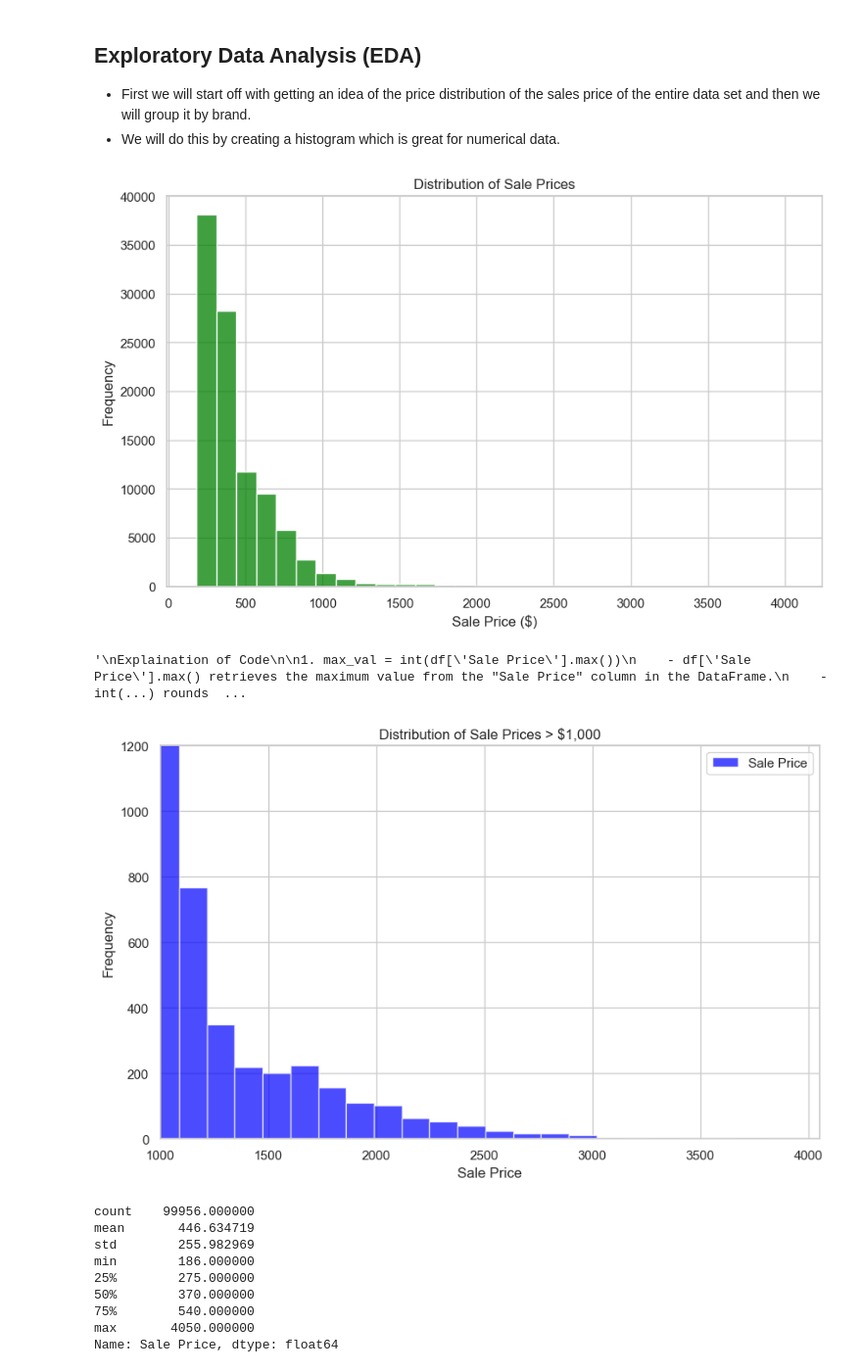
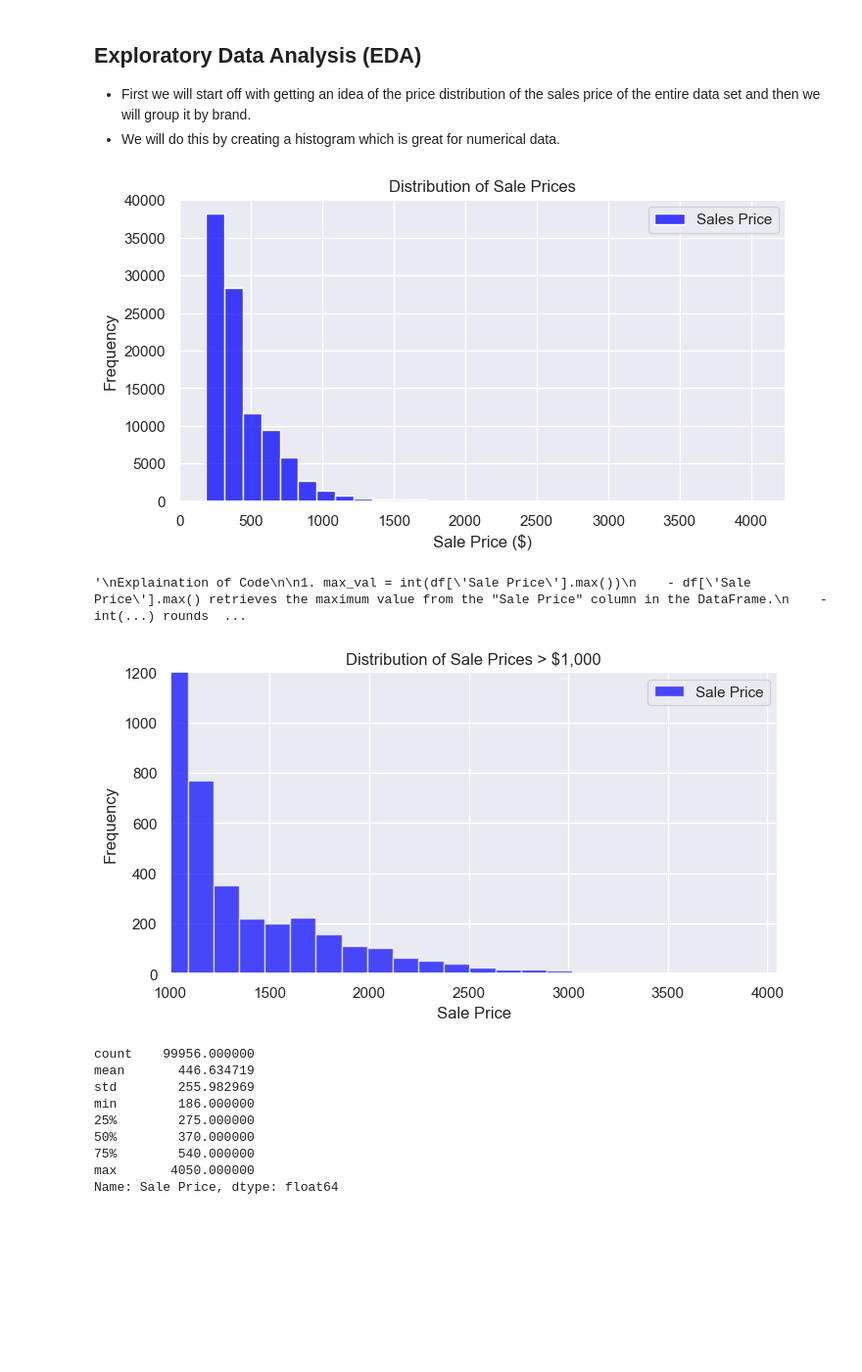
Before and after one commit to Chris-Goyette/sneaker_analysis, a Jupyter notebook: StockX_Sneaker_Analysis.ipynb, the cells around one changed output. Shown: that part at 98% size. Cells and saved outputs as stored; diff of their text form; code cells hidden in the pictures; blank space fills up the shorter version.

Commit message:
feat: adds additional labels and legends to distribution plots

```diff
--- a/StockX_Sneaker_Analysis.ipynb
+++ b/StockX_Sneaker_Analysis.ipynb
@@ -115,51 +109,54 @@ memory usage: 6.1+ MB
 and then we will group it by brand.
 - We will do this by creating a histogram which is great for numerical data.
 # %%
-# Histogram via Seaborn
+# Histogram using Seaborn
 
 # Set the style and size for better visibility
-sns.set(style="whitegrid")
-plt.figure(figsize=(10, 6))
+sns.set(style="darkgrid")
+plt.figure(figsize=(8, 4))
 
 # Generate the histogram for Sale Price
-sns.histplot(df['Sale Price'], bins=30, kde=False, color='green')
+sns.histplot(df['Sale Price'], bins=30, kde=False, color='blue', label = 'Sales Price')
 
 plt.title('Distribution of Sale Prices')
 plt.xlabel('Sale Price ($)')
 plt.ylabel('Frequency')
 
+
+
 # Customize x-axis tick labels
 max_val = int(df['Sale Price'].max())
 plt.xticks(np.arange(0, max_val+1, 500))
+plt.legend()
 
 plt.show()
 
 '''
 Explaination of Code
 
 1. max_val = int(df['Sale Price'].max())
     - df['Sale Price'].max() retrieves the maximum value from the "Sale Price" column in the DataFrame.
     - int(...) rounds this value down to the nearest integer. This is done to ensure that the tick marks are whole numbers.
     - The result is stored in a variable called `max_val`.
 
 2. plt.xticks(np.arange(0, max_val+1, 100))
     - np.arange(0, max_val+1, 100) creates a NumPy array that starts from 0 and goes up to `max_val + 1`, incrementing by 100 at each step. For example, if `max_val` is 1500, this would generate an array `[0, 100, 200, ..., 1500]`.
     - plt.xticks(...) sets these values as the tick marks on the x-axis of the plot.
 
 The reason for `max_val+1` is to include the maximum value in the tick labels. If you just used `max_val`, the maximum value would be excluded from the NumPy array generated by `np.arange()`.
 
 In summary, this code snippet dynamically sets the x-axis tick marks based on the maximum value in the "Sale Price" column, with ticks incrementing by 100.
 
 '''
 # %% [output]
-[figure, old version]
+[figure, new version]
 '\nExplaination of Code\n\n1. max_val = int(df[\'Sale Price\'].max())\n    - df[\'Sale Price\'].max() retrieves the maximum value from the "Sale Price" column in the DataFrame.\n    - int(...) rounds  ...
 # %%
 # Here is the same data but zoomed in on the outliers
 # There are the sales that were greater than $1,000
 
-
-plt.figure(figsize=(10, 6))
+sns.set(style="darkgrid")
+plt.figure(figsize=(8, 4))
 plt.hist(df['Sale Price'], bins=30, color='blue', alpha=0.7, label='Sale Price')
 plt.title('Distribution of Sale Prices > $1,000')
 plt.xlabel('Sale Price')
@@ -170,7 +167,7 @@ plt.legend()
 plt.grid(True)
 plt.show()
 # %% [output]
-[figure, old version]
+[figure, new version]
 # %%
 df['Sale Price'].describe()
 # %% [output]
```
Also changed, not shown: parts of 3 cells of this notebook.
